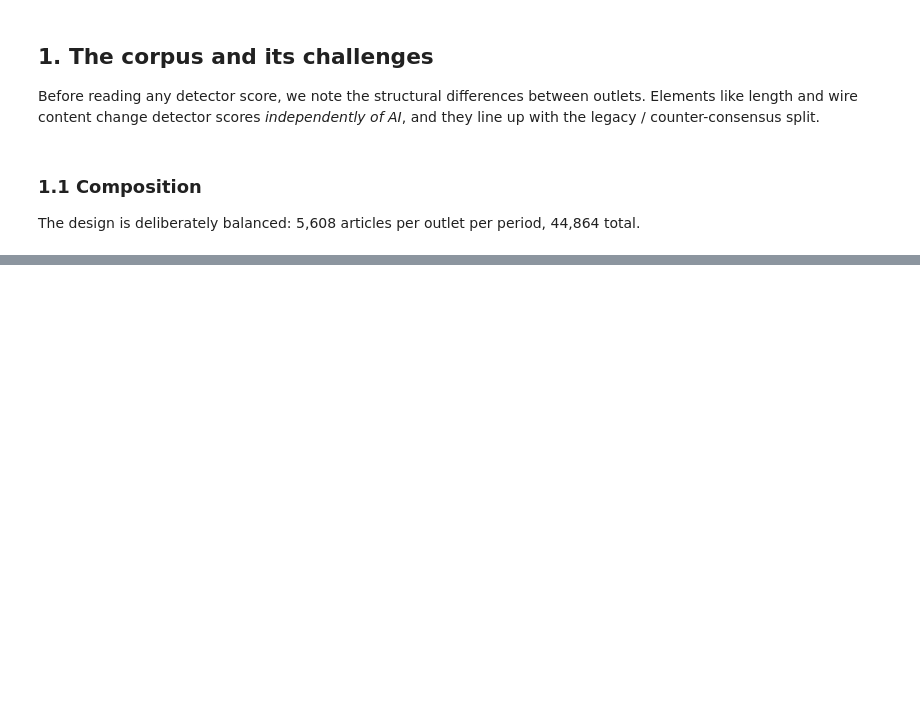
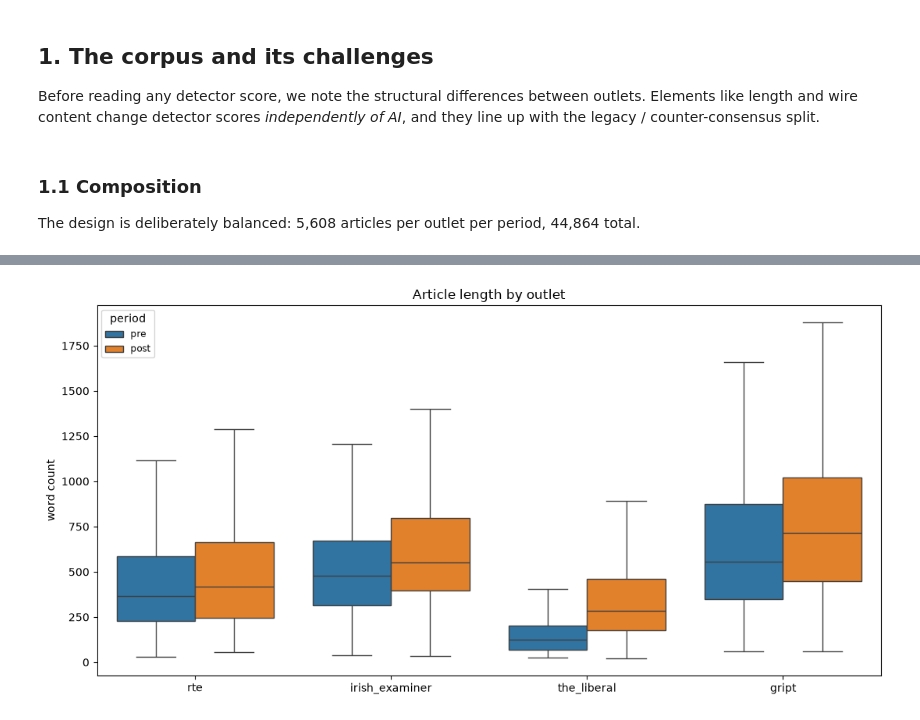
Before and after one commit to Ri-Dearg/eire-ai-analysis, a Jupyter notebook: notebooks/eda_presentation.ipynb, the cells around one changed output, grey strips where cells are left out. Drawn from its saved outputs; the diff is of its cells as text; code cells hidden in the pictures; blank space fills up the shorter version.

```diff
--- a/notebooks/eda_presentation.ipynb
+++ b/notebooks/eda_presentation.ipynb
@@ -84,0 +102,20 @@ fig.tight_layout()
+# %%
+# Word-count distribution by outlet and period (clipped for readability).
+fig, ax = plt.subplots(figsize=(11, 5.5))
+sns.boxplot(
+    data=df,
+    x='outlet',
+    y='word_count',
+    hue='period',
+    order=OUTLET_ORDER,
+    hue_order=PERIOD_ORDER,
+    showfliers=False,
+    ax=ax,
+)
+ax.set_title('Article length by outlet')
+ax.set_xlabel('')
+ax.set_ylabel('word count')
+ax.legend(title='period', fontsize='small')
+fig.tight_layout()
+# %% [output]
+[figure, added]
```
Also changed, not shown: parts of 5 cells of this notebook.
